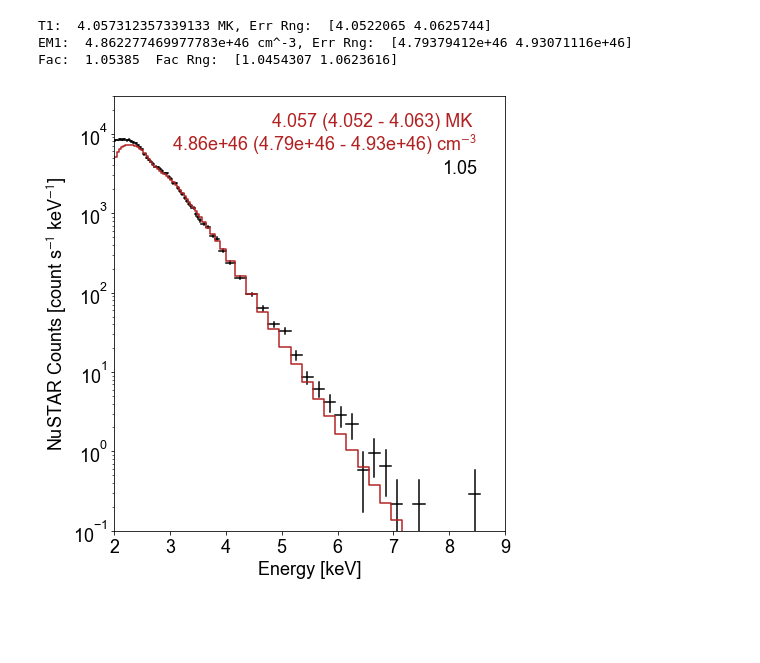
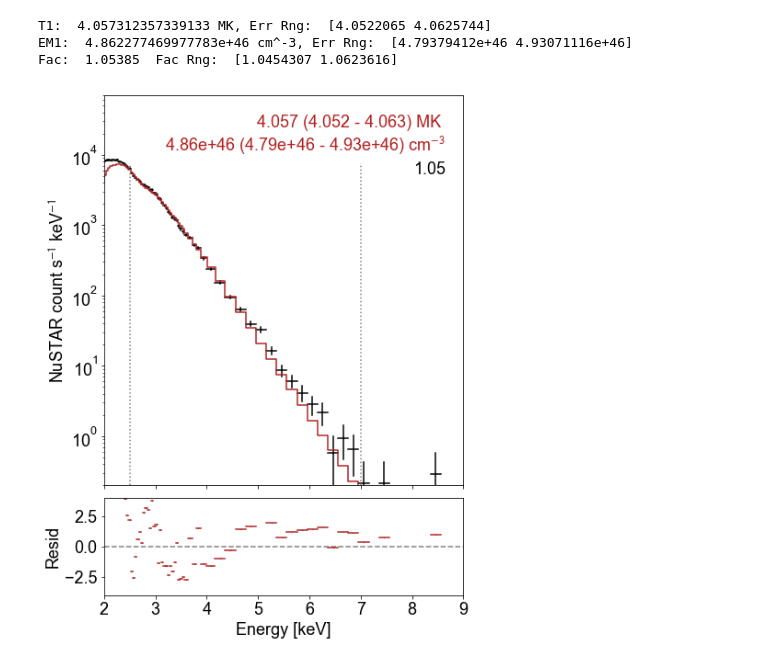
Before and after one commit to ianan/nustar_sac, a Jupyter notebook: xspec/example_xspec.ipynb, the cells around one changed output. Saved outputs shown, nothing was run; the diff lists cells and outputs as text; code cells hidden in the pictures; blank space fills up the shorter version.

Commit message:
Improved plot of spectrum

```diff
--- a/xspec/example_xspec.ipynb
+++ b/xspec/example_xspec.ipynb
@@ -70,6 +70,12 @@ for i in dd_ld:
     data_ld.append(float(temp_ld[2]))
     edata_ld.append(float(temp_ld[3]))
     mod_ld.append(float(temp_ld[4]))
+
+eng_ld=np.array(eng_ld)
+deng_ld=np.array(deng_ld)
+data_ld=np.array(data_ld)
+edata_ld=np.array(edata_ld)
+mod_ld=np.array(mod_ld)
 # %%
 # Setup the font used for plotting
 matplotlib.rcParams['font.sans-serif'] = "Arial"
@@ -81,26 +87,45 @@ matplotlib.rcParams['font.size'] = 18
 params = {'text.usetex': False, 'mathtext.fontset': 'stixsans'}
 plt.rcParams.update(params)
 # %%
-fig=plt.figure(figsize=(7,8))
-plt.semilogy(eng_ld,data_ld,'.',ms=0.5,color='k')
+# A lot of this is just to get the plot exactly how I want it
 
+fig,axs=plt.subplots(2,1,figsize=(7,10),gridspec_kw=dict( height_ratios=[4,1],hspace=0.05))
+
+#  Plot the data and model fit on the top plot
+axs[0].semilogy(eng_ld,data_ld,'.',ms=0.5,color='k')
 for i in np.arange(len(data_ld)):
-    plt.plot([eng_ld[i],eng_ld[i]],[data_ld[i]-edata_ld[i],data_ld[i]+edata_ld[i]],color='k')
-    plt.plot([eng_ld[i]-deng_ld[i],eng_ld[i]+deng_ld[i]],[data_ld[i],data_ld[i]],color='k')
-plt.plot(eng_ld,mod_ld,color='firebrick',drawstyle='steps-mid')
+    axs[0].plot([eng_ld[i],eng_ld[i]],[data_ld[i]-edata_ld[i],data_ld[i]+edata_ld[i]],color='k')
+    axs[0].plot([eng_ld[i]-deng_ld[i],eng_ld[i]+deng_ld[i]],[data_ld[i],data_ld[i]],color='k')
+axs[0].plot(eng_ld,mod_ld,color='firebrick',drawstyle='steps-mid')
+axs[0].set_ylabel('NuSTAR count s$^{-1}$ keV$^{-1}$')
+ylim=[2e-1,7e4]
+xlim=[2,9]
+axs[0].set_ylim(ylim)
+for aa in axs:
+    aa.set_xlim(xlim)
+    aa.label_outer()
 
-# param_label="{0:5.2f} MK, {1:5.2e} cm^-3".format(t1,em1)
+# Put the actual fit values on the top plot
 param_labelt="{0:5.3f} ({1:5.3f} - {2:5.3f}) MK ".format(t1,t1_cr[0],t1_cr[1])
 param_labelem="{0:5.2e} ({1:5.2e} - {2:5.2e}) cm".format(em1,em1_cr[0],em1_cr[1])+"$^{-3}$"
+axs[0].text(0.95,0.92,param_labelt,color='firebrick',ha='right',transform=axs[0].transAxes)
+axs[0].text(0.95,0.86,param_labelem,color='firebrick',ha='right',transform=axs[0].transAxes)
+axs[0].text(0.95,0.80,"{0:4.2f}".format(fac),color='k',ha='right',transform=axs[0].transAxes)
 
-plt.text(8.5,10**(4.1),param_labelt,color='firebrick',ha='right')
-plt.text(8.5,10**(3.8),param_labelem,color='firebrick',ha='right')
-plt.text(8.5,10**(3.5),"{0:4.2f}".format(fac),color='k',ha='right')
+# You need to specify this yourself
+fiter=[2.5,7.0]
+axs[0].plot([fiter[0],fiter[0]],[ylim[0],10**(0.8*np.log10(ylim[1]))],':',color='grey')
+axs[0].plot([fiter[1],fiter[1]],[ylim[0],10**(0.8*np.log10(ylim[1]))],':',color='grey')
 
-plt.xlabel('Energy [keV]')
-plt.ylabel('NuSTAR Counts [count s$^{-1}$ keV$^{-1}$]')
-plt.ylim([1e-1,3e4])
-plt.xlim([2,9])
+# Calculate and plot the residuals on the bottom plot
+resid=(data_ld-mod_ld)/edata_ld
+axs[1].plot(eng_ld,resid,'.',ms=0.5,color='k')
+axs[1].set_ylim([-4,4])
+axs[1].set_xlabel('Energy [keV]')
+axs[1].plot(xlim,[0,0],'--',color='grey')
+for i in np.arange(len(data_ld)):
+    axs[1].plot([eng_ld[i]-deng_ld[i],eng_ld[i]+deng_ld[i]],[resid[i],resid[i]],color='firebrick')
+axs[1].set_ylabel('Resid')
 plt.show()
 # %% [output]
-[figure, old version]
+[figure, new version]
```
